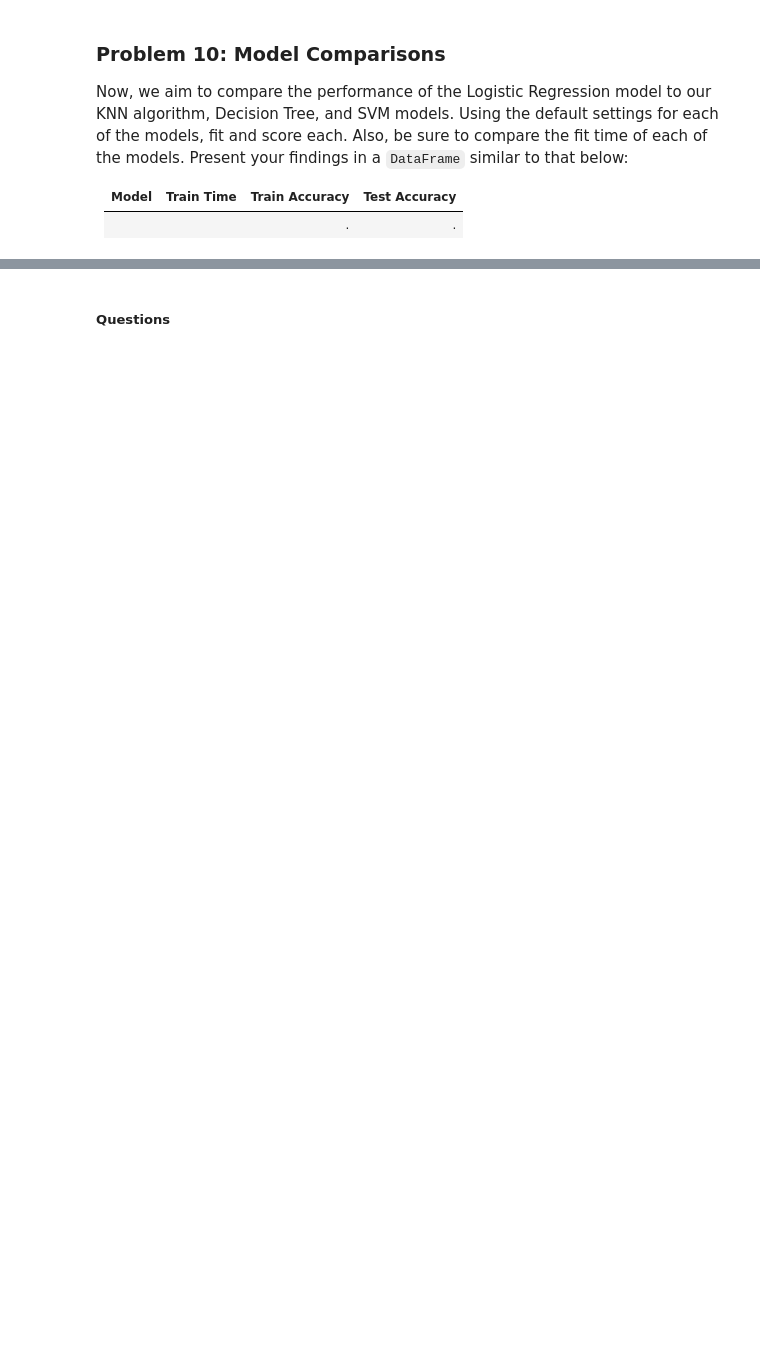
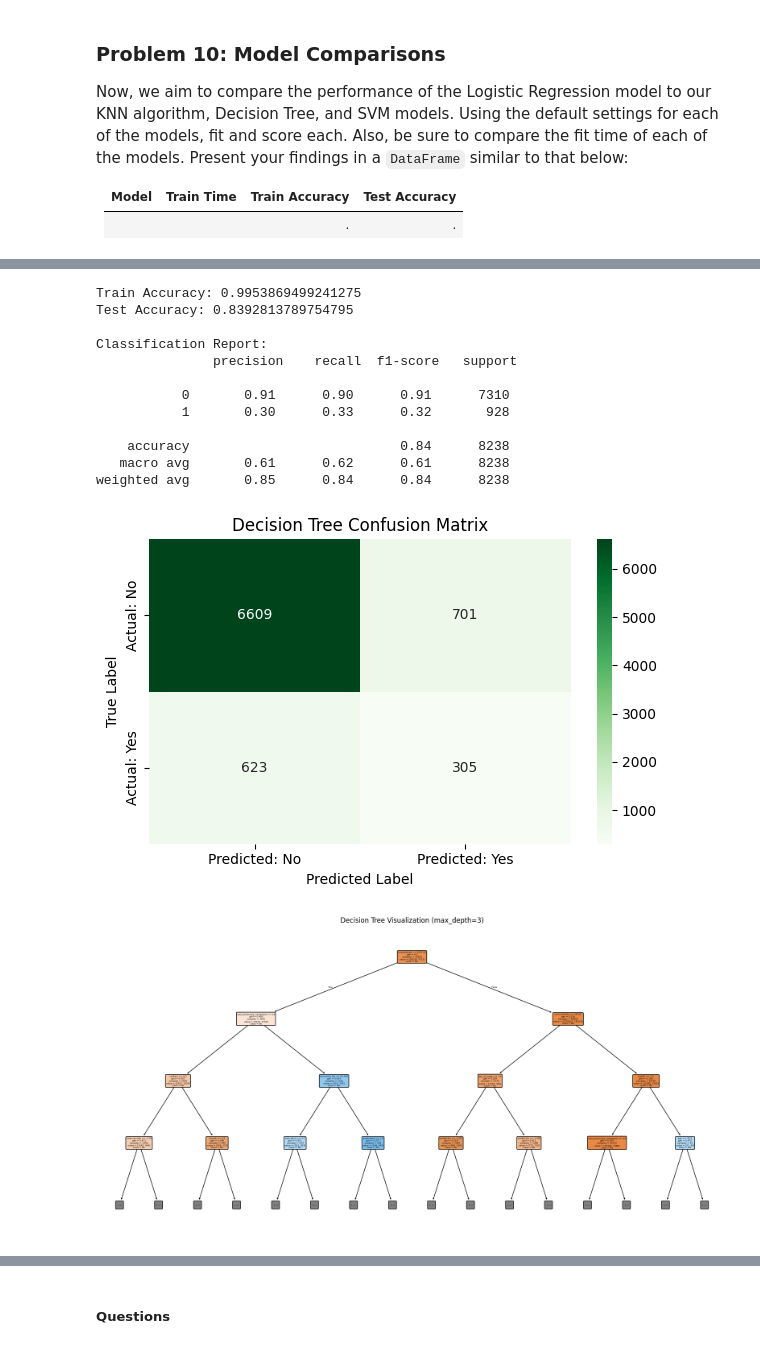
Before and after one commit to JinZgitH/UCB-MLAI-classifiers, a Jupyter notebook: prompt_III.ipynb, the cells around one changed output, grey strips where cells are left out. Drawn from its saved outputs; the diff is of its cells as text; code cells hidden in the pictures; blank space fills up the shorter version.

```diff
--- a/prompt_III.ipynb
+++ b/prompt_III.ipynb
@@ -159,0 +174,20 @@ Use Logistic Regression to build a basic model on your data.
+# %%
+scaler = StandardScaler()
+X_train_scaled = scaler.fit_transform(X_train)
+X_test_scaled = scaler.transform(X_test)
+
+# Step 1: Initialize and train the logistic regression model
+lr = LogisticRegression(max_iter=1000, random_state=42)
+lr.fit(X_train_scaled, y_train)
+
+# Step 2: Predict on the test set
+y_pred = lr.predict(X_test_scaled)
+y_proba = lr.predict_proba(X_test_scaled)[:, 1]  # for ROC AUC
+
+# Step 3: Evaluate the model
+print("Accuracy:", accuracy_score(y_test, y_pred))
+print("ROC AUC:", roc_auc_score(y_test, y_proba))
+print("\nClassification Report:")
+print(classification_report(y_test, y_pred))
+print("\nConfusion Matrix:")
+print(confusion_matrix(y_test, y_pred))
@@ -171,0 +288,55 @@ Now, we aim to compare the performance of the Logistic Regression model to our K
+# %%
+from sklearn.tree import DecisionTreeClassifier, plot_tree
+
+# STEP 1: Split your already preprocessed dataset
+
+# STEP 2: Train the Decision Tree
+dt_model = DecisionTreeClassifier(random_state=42)
+dt_model.fit(X_train, y_train)
+
+# STEP 3: Predict
+y_train_pred = dt_model.predict(X_train)
+y_test_pred = dt_model.predict(X_test)
+
+# STEP 4: Evaluate
+print("Train Accuracy:", accuracy_score(y_train, y_train_pred))
+print("Test Accuracy:", accuracy_score(y_test, y_test_pred))
+print("\nClassification Report:\n", classification_report(y_test, y_test_pred))
+
+# STEP 5: Plot Confusion Matrix
+conf_matrix = confusion_matrix(y_test, y_test_pred)
+plt.figure(figsize=(6, 4))
+sns.heatmap(conf_matrix, annot=True, fmt="d", cmap="Greens",
+            xticklabels=['Predicted: No', 'Predicted: Yes'],
+            yticklabels=['Actual: No', 'Actual: Yes'])
+plt.title("Decision Tree Confusion Matrix")
+plt.xlabel("Predicted Label")
+plt.ylabel("True Label")
+plt.tight_layout()
+plt.show()
+
+# STEP 6: Visualize Decision Tree (limited depth for clarity)
+plt.figure(figsize=(20, 10))
+plot_tree(dt_model,
+          feature_names=X.columns,
+          class_names=['No', 'Yes'],
+          filled=True,
+          rounded=True,
+          max_depth=3)
+plt.title("Decision Tree Visualization (max_depth=3)")
+plt.show()
+# %% [output]
+Train Accuracy: 0.9953869499241275
+Test Accuracy: 0.8392813789754795
+
+Classification Report:
+               precision    recall  f1-score   support
+
+           0       0.91      0.90      0.91      7310
+           1       0.30      0.33      0.32       928
+
+    accuracy                           0.84      8238
+   macro avg       0.61      0.62      0.61      8238
+weighted avg       0.85      0.84      0.84      8238
+[figure, added]
+[figure, added]
```
Also changed, not shown: parts of 15 cells of this notebook.
